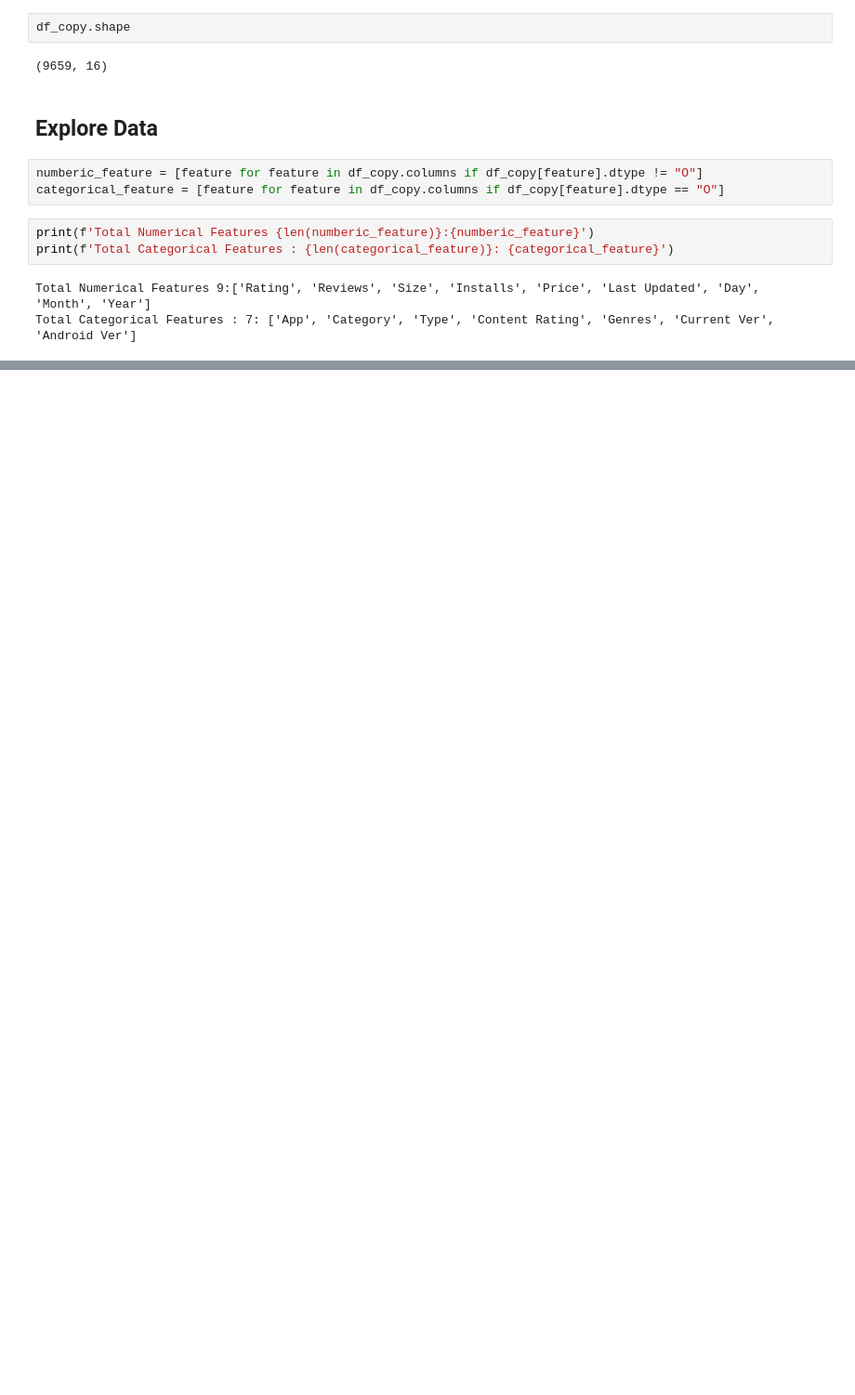
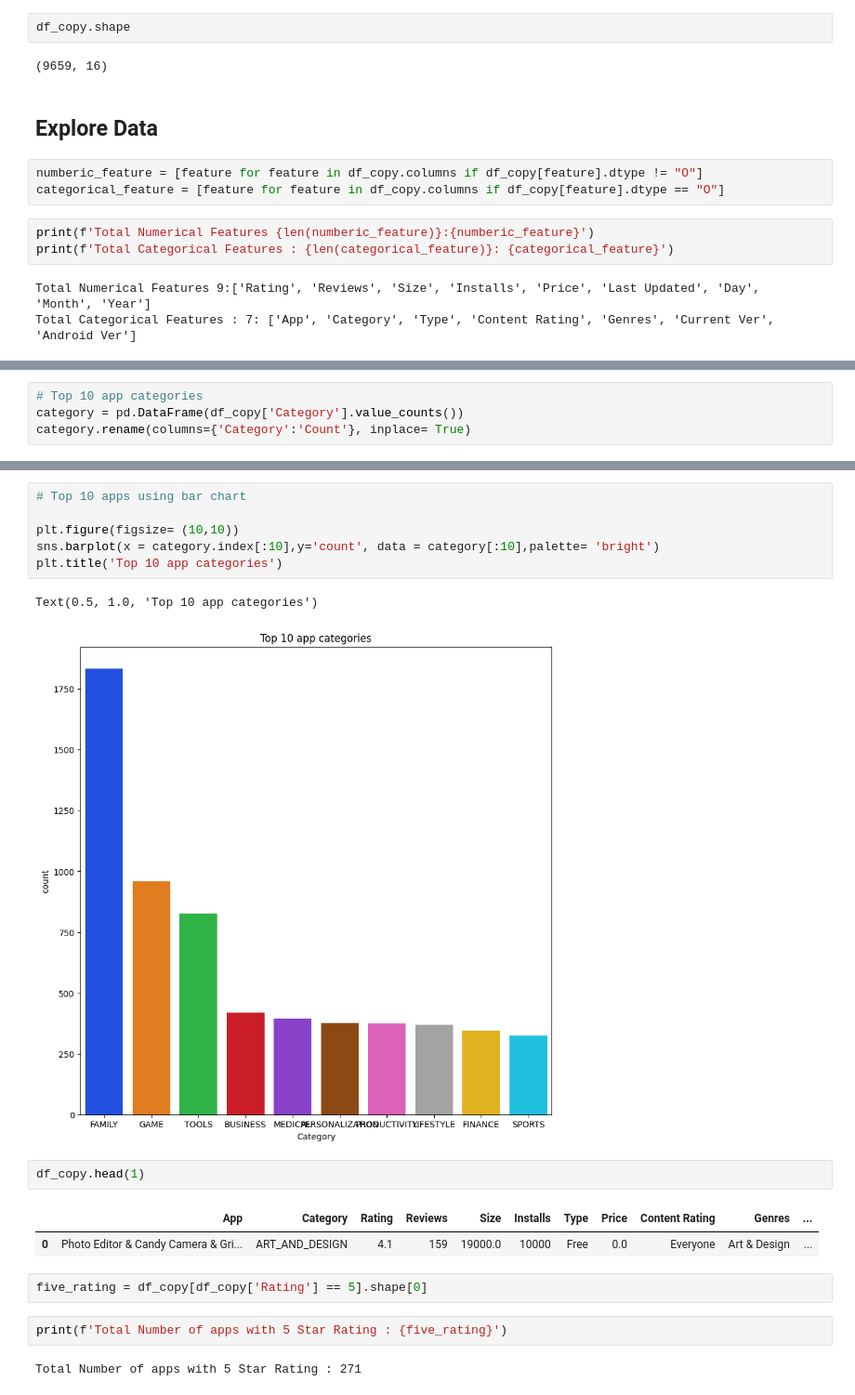
Before and after one commit to shivam-kumar3/Complete-Machine-Learning-NLP-Bootcamp-MLOPS-Deployment, a Jupyter notebook: Section 23 - EDA/23.3 Playstore Dataset.ipynb, the cells around one changed output, grey strips where cells are left out. Shown at 93% size. Drawn from its saved outputs; the diff is of its cells as text; blank space fills up the shorter version.

```diff
--- a/Section 23 - EDA/23.3 Playstore Dataset.ipynb
+++ b/Section 23 - EDA/23.3 Playstore Dataset.ipynb
@@ -356,0 +389,4 @@ TypeError: list indices must be integers or slices, not str
+# %%
+# Top 10 app categories
+category = pd.DataFrame(df_copy['Category'].value_counts())
+category.rename(columns={'Category':'Count'}, inplace= True)
@@ -356,0 +414,20 @@ TypeError: list indices must be integers or slices, not str
+# %%
+# Top 10 apps using bar chart
+
+plt.figure(figsize= (10,10))
+sns.barplot(x = category.index[:10],y='count', data = category[:10],palette= 'bright')
+plt.title('Top 10 app categories')
+# %% [output]
+Text(0.5, 1.0, 'Top 10 app categories')
+[figure, added]
+# %%
+df_copy.head(1)
+# %% [output]
+|  | App | Category | Rating | Reviews | Size | Installs | Type | Price | Content Rating | Genres | ... |
+| 0 | Photo Editor & Candy Camera & Gri... | ART_AND_DESIGN | 4.1 | 159 | 19000.0 | 10000 | Free | 0.0 | Everyone | Art & Design | ... |
+# %%
+five_rating = df_copy[df_copy['Rating'] == 5].shape[0]
+# %%
+print(f'Total Number of apps with 5 Star Rating : {five_rating}')
+# %% [output]
+Total Number of apps with 5 Star Rating : 271
```
Also changed, not shown: parts of 11 cells of this notebook.
